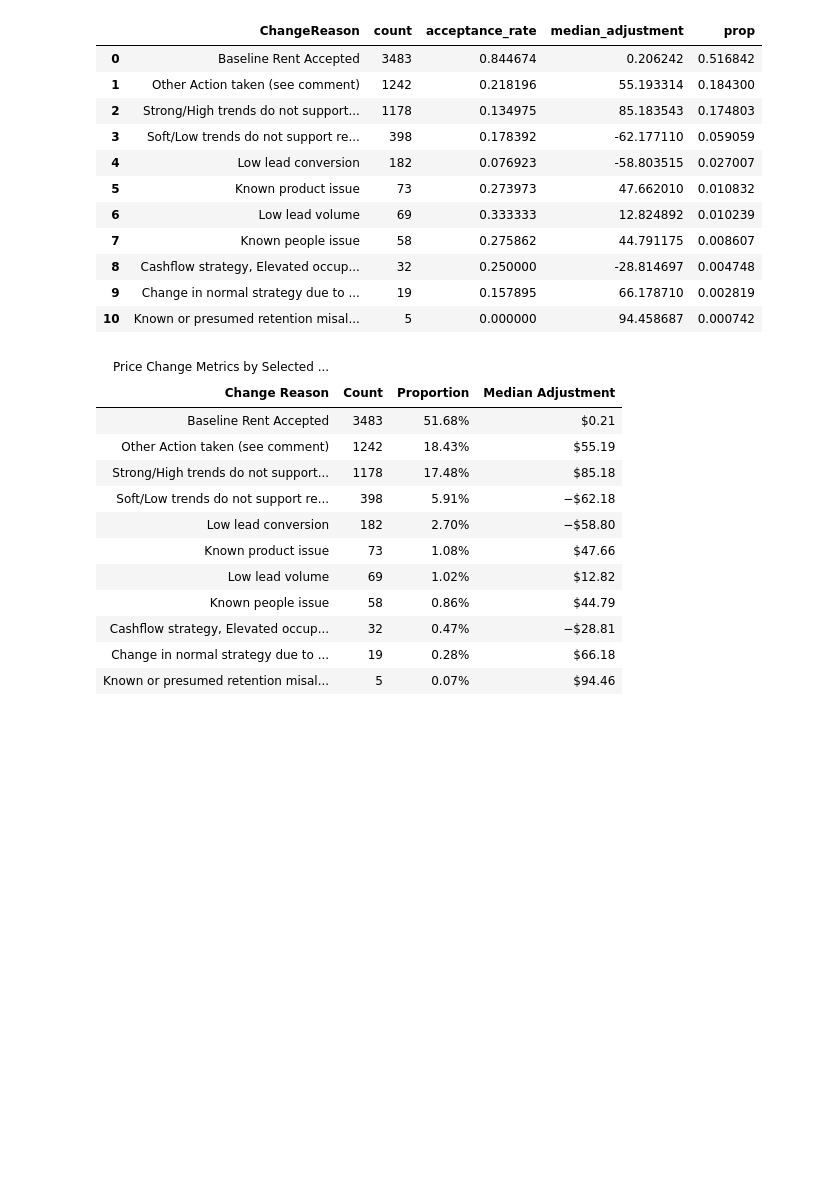
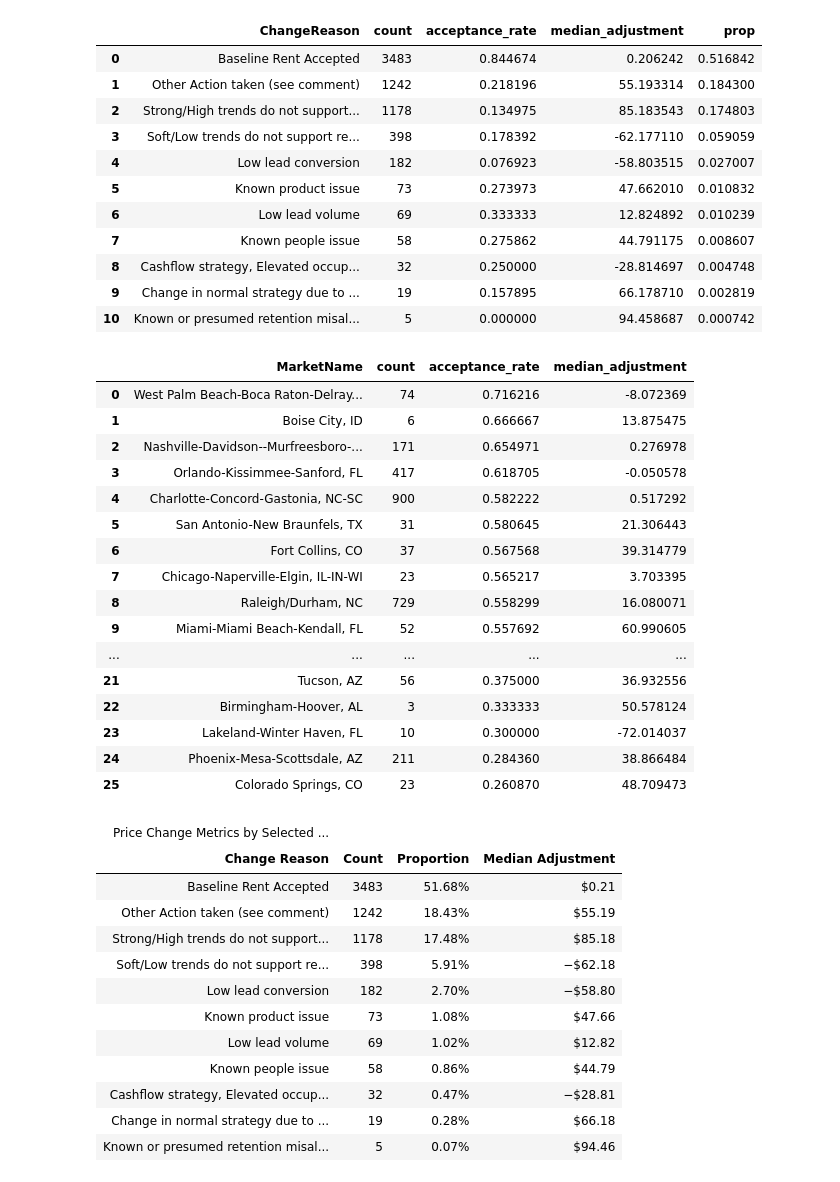
Before and after one commit to tysonking02/rm_edits, a Jupyter notebook: rm_edits_exploratory.ipynb, the cells around one changed output. Saved outputs shown, nothing was run; the diff lists cells and outputs as text; code cells hidden in the pictures; blank space fills up the shorter version.

```diff
--- a/rm_edits_exploratory.ipynb
+++ b/rm_edits_exploratory.ipynb
@@ -107,6 +107,33 @@ display(by_reason)
 | 8 | Cashflow strategy, Elevated occup... | 32 | 0.250000 | -28.814697 | 0.004748 |
 | 9 | Change in normal strategy due to ... | 19 | 0.157895 | 66.178710 | 0.002819 |
 | 10 | Known or presumed retention misal... | 5 | 0.000000 | 94.458687 | 0.000742 |
+# %%
+by_rm = baseline_merged.groupby(['MarketName']).agg(
+    count = ('accepted', 'count'),
+    acceptance_rate = ('accepted_range', 'mean'),
+    median_adjustment = ('Diff', 'median')
+).sort_values('acceptance_rate', ascending=False).reset_index()
+
+
+display(by_rm)
+# %% [output]
+|  | MarketName | count | acceptance_rate | median_adjustment |
+| 0 | West Palm Beach-Boca Raton-Delray... | 74 | 0.716216 | -8.072369 |
+| 1 | Boise City, ID | 6 | 0.666667 | 13.875475 |
+| 2 | Nashville-Davidson--Murfreesboro-... | 171 | 0.654971 | 0.276978 |
+| 3 | Orlando-Kissimmee-Sanford, FL | 417 | 0.618705 | -0.050578 |
+| 4 | Charlotte-Concord-Gastonia, NC-SC | 900 | 0.582222 | 0.517292 |
+| 5 | San Antonio-New Braunfels, TX | 31 | 0.580645 | 21.306443 |
+| 6 | Fort Collins, CO | 37 | 0.567568 | 39.314779 |
+| 7 | Chicago-Naperville-Elgin, IL-IN-WI | 23 | 0.565217 | 3.703395 |
+| 8 | Raleigh/Durham, NC | 729 | 0.558299 | 16.080071 |
+| 9 | Miami-Miami Beach-Kendall, FL | 52 | 0.557692 | 60.990605 |
+| ... | ... | ... | ... | ... |
+| 21 | Tucson, AZ | 56 | 0.375000 | 36.932556 |
+| 22 | Birmingham-Hoover, AL | 3 | 0.333333 | 50.578124 |
+| 23 | Lakeland-Winter Haven, FL | 10 | 0.300000 | -72.014037 |
+| 24 | Phoenix-Mesa-Scottsdale, AZ | 211 | 0.284360 | 38.866484 |
+| 25 | Colorado Springs, CO | 23 | 0.260870 | 48.709473 |
 # %%
 # Create a GT object
 table = GT(by_reason[['ChangeReason', 'count', 'prop', 'median_adjustment']])
```
Also changed, not shown: parts of 5 cells of this notebook, 6 other files.
